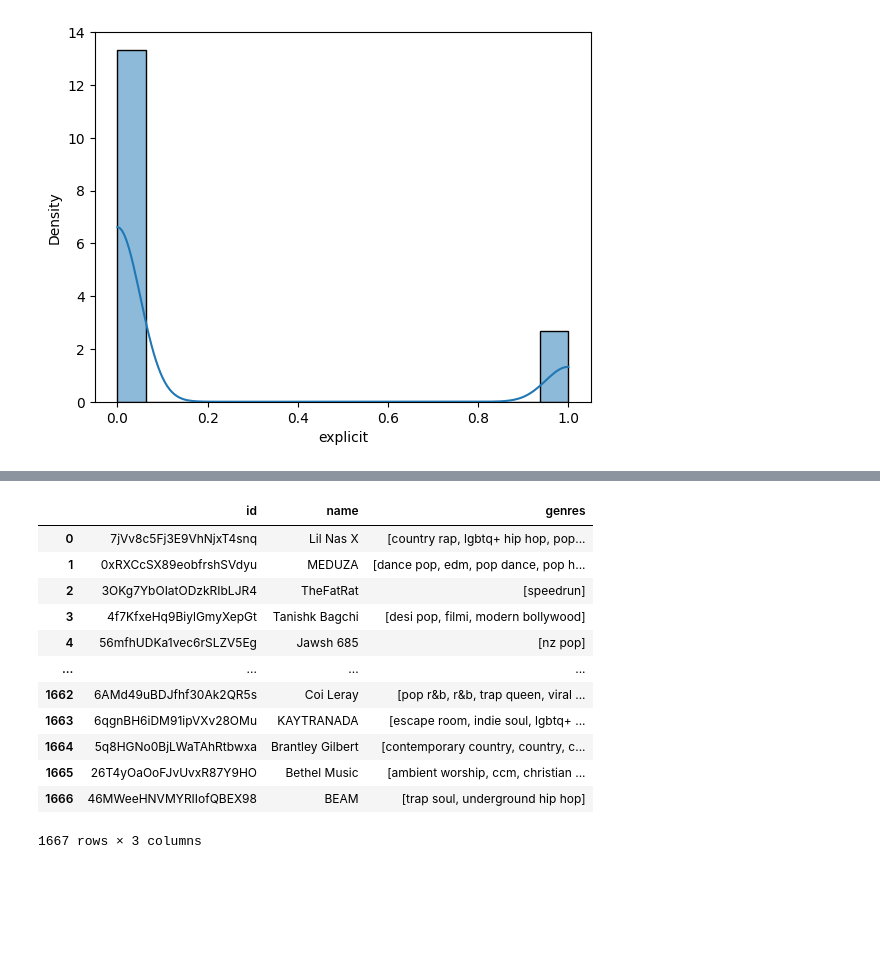
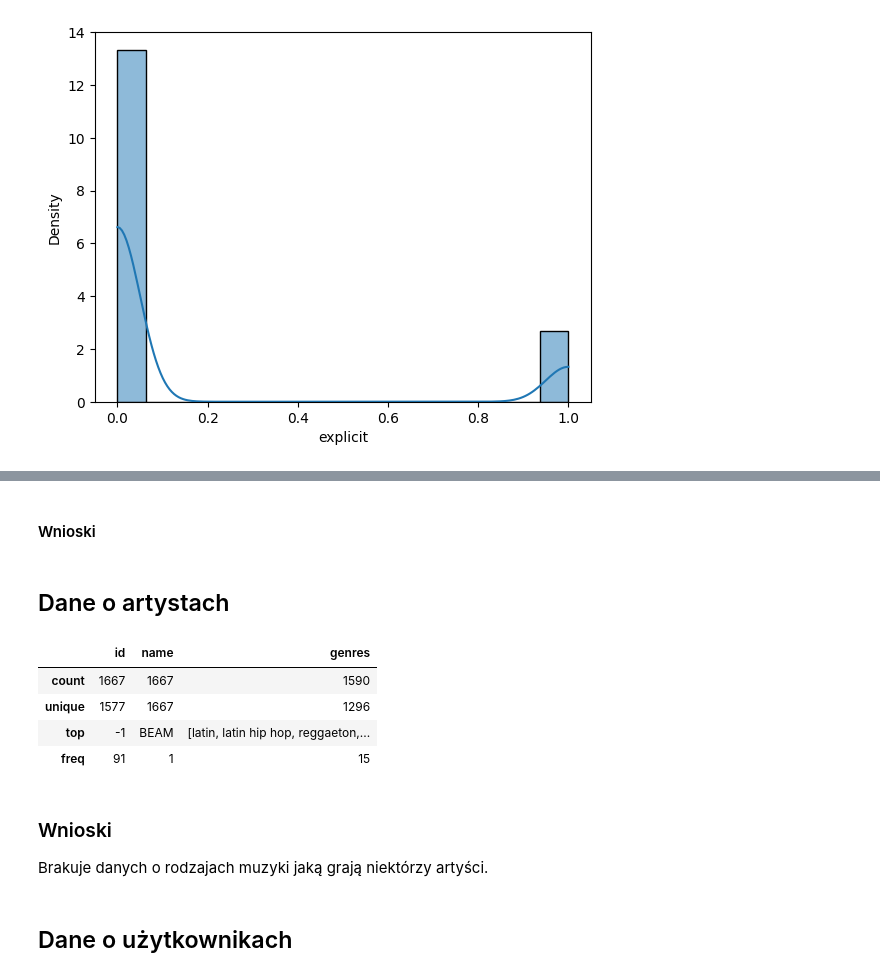
Before and after one commit to michal1010/song-recommendation-system, a Jupyter notebook: ium_notebook.ipynb, the cells around one changed output, grey strips where cells are left out. Cells and saved outputs as stored; diff of their text form; code cells hidden in the pictures; blank space fills up the shorter version.

```diff
--- a/ium_notebook.ipynb
+++ b/ium_notebook.ipynb
@@ -55,16 +267,19 @@ pd.read_json('users.jsonl', lines=True)
+# %% [markdown]
+#### Wnioski
+# %% [markdown]
+## Dane o artystach
 # %%
-pd.read_json('artists.jsonl', lines=True)
+artists_data = pd.read_json('artists.jsonl', lines=True)
+artists_data.describe(include='all')
 # %% [output]
 |  | id | name | genres |
-| 0 | 7jVv8c5Fj3E9VhNjxT4snq | Lil Nas X | [country rap, lgbtq+ hip hop, pop... |
-| 1 | 0xRXCcSX89eobfrshSVdyu | MEDUZA | [dance pop, edm, pop dance, pop h... |
-| 2 | 3OKg7YbOIatODzkRIbLJR4 | TheFatRat | [speedrun] |
-| 3 | 4f7KfxeHq9BiylGmyXepGt | Tanishk Bagchi | [desi pop, filmi, modern bollywood] |
-| 4 | 56mfhUDKa1vec6rSLZV5Eg | Jawsh 685 | [nz pop] |
-| ... | ... | ... | ... |
-| 1662 | 6AMd49uBDJfhf30Ak2QR5s | Coi Leray | [pop r&b, r&b, trap queen, viral ... |
-| 1663 | 6qgnBH6iDM91ipVXv28OMu | KAYTRANADA | [escape room, indie soul, lgbtq+ ... |
-| 1664 | 5q8HGNo0BjLWaTAhRtbwxa | Brantley Gilbert | [contemporary country, country, c... |
-| 1665 | 26T4yOaOoFJvUvxR87Y9HO | Bethel Music | [ambient worship, ccm, christian ... |
-| 1666 | 46MWeeHNVMYRIIofQBEX98 | BEAM | [trap soul, underground hip hop] |
+| count | 1667 | 1667 | 1590 |
+| unique | 1577 | 1667 | 1296 |
+| top | -1 | BEAM | [latin, latin hip hop, reggaeton,... |
+| freq | 91 | 1 | 15 |
-1667 rows × 3 columns
+# %% [markdown]
+### Wnioski
+
+Brakuje danych o rodzajach muzyki jaką grają niektórzy artyści.
+# %% [markdown]
+## Dane o użytkownikach
```
Also changed, not shown: parts of 63 cells of this notebook, 13 other files.
